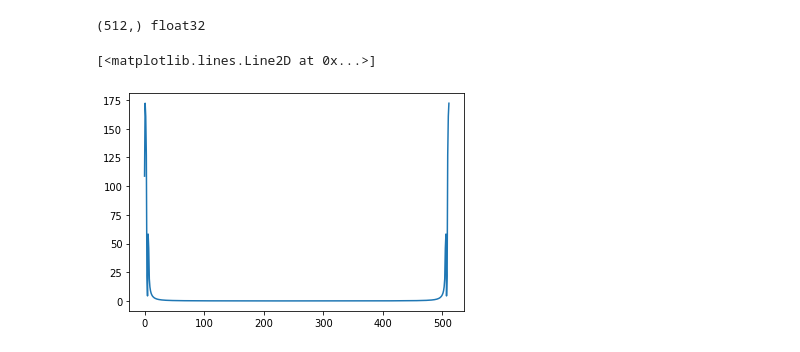
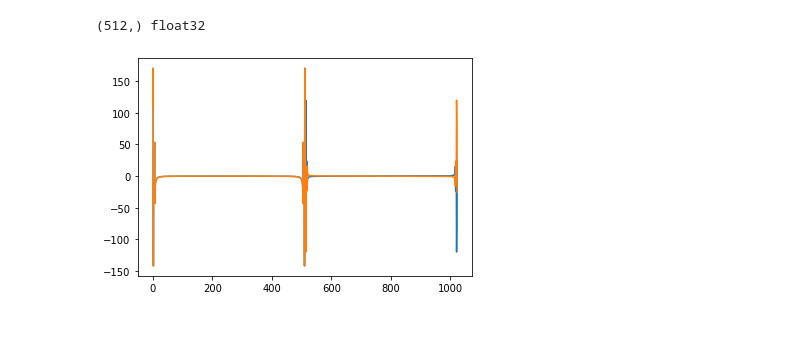
Before and after one commit to ik9702/cfft_practice, a Jupyter notebook: test.ipynb, the cells around one changed output. Cells and saved outputs as stored; diff of their text form; code cells hidden in the pictures.

```diff
--- a/test.ipynb
+++ b/test.ipynb
@@ -34,11 +34,14 @@ with open("bin/output.bin", "rb") as f:
 # %%
 # plt.plot(res)
 cft_r = res[:512]
 cft_i = res[512:]
-plt.plot(np.sqrt(cft_r**2 + cft_i**2))
+# plt.plot(np.sqrt(cft_r**2 + cft_i**2))
+plt.plot(res)
+
+plt.plot(np.append(nft.real, nft.imag))
+nft = np.fft.fft(sample)
 # %% [output]
-[<matplotlib.lines.Line2D at 0x...>]
-[figure, old version]
+[figure, new version]
 # %%
 with open("bin/recover.bin", "rb") as f:
     rectype = np.dtype(np.float32)
```
Also changed, not shown: parts of 4 cells of this notebook, 5 other files.
